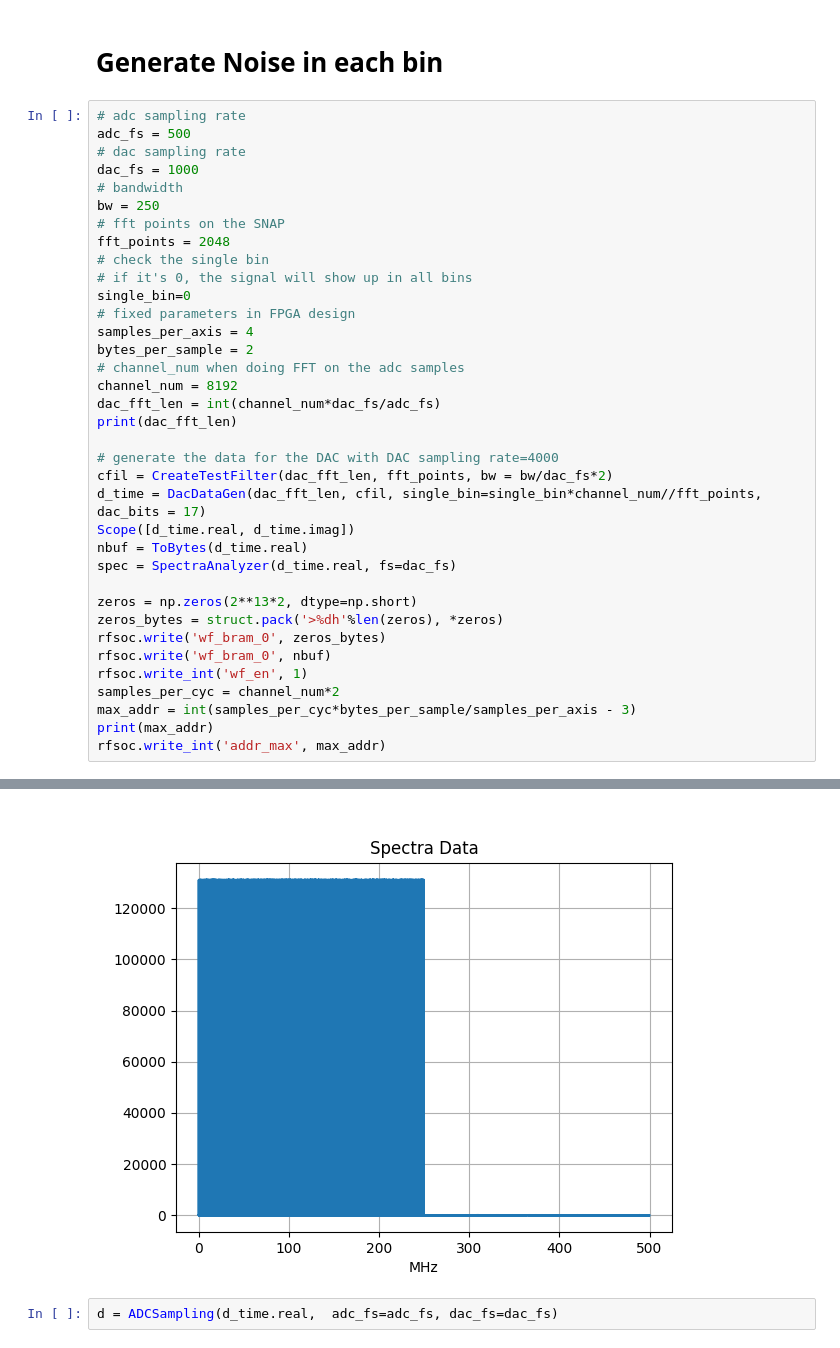
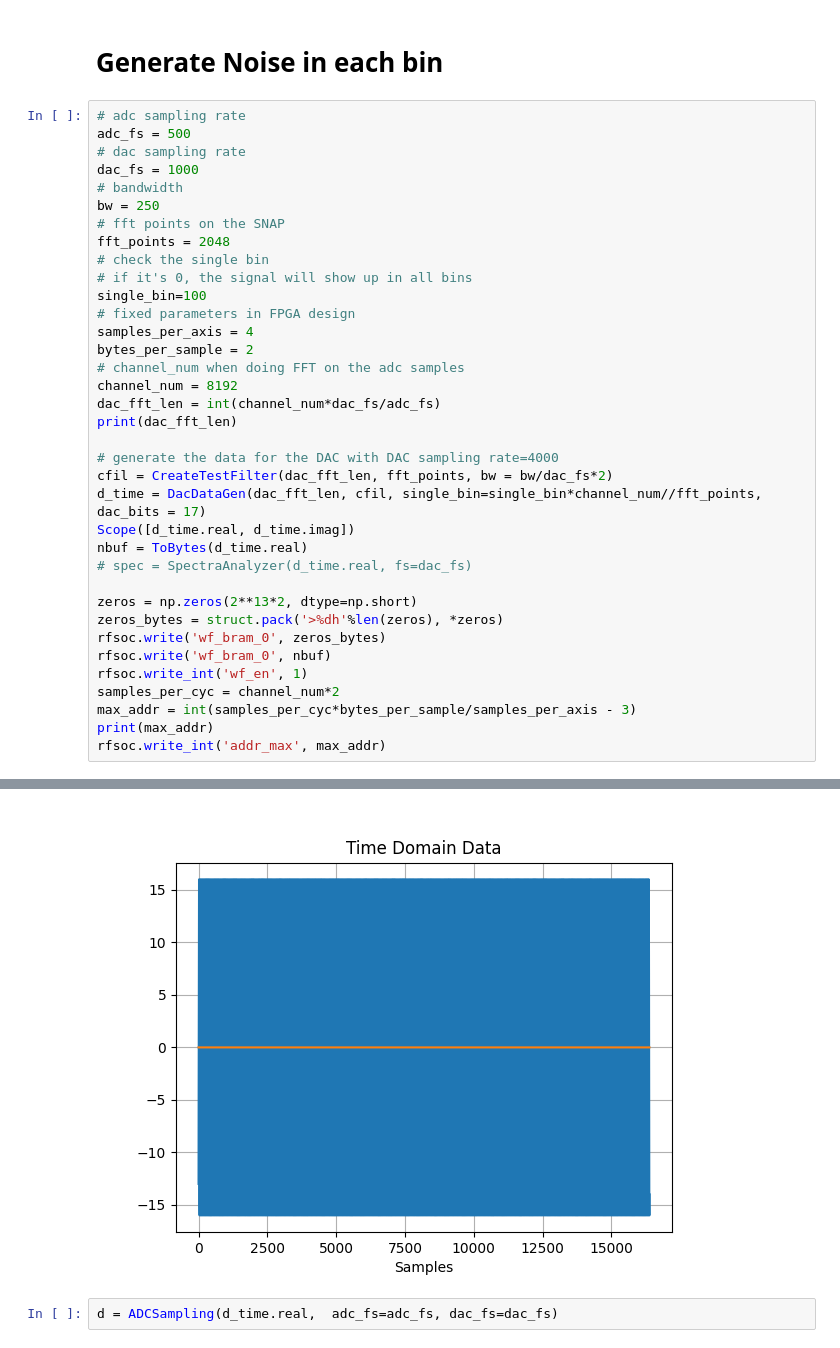
Before and after one commit to liuweiseu/eigsep_dac, a Jupyter notebook: rfsocdac.ipynb, the cells around one changed output, grey strips where cells are left out. Cells and saved outputs as stored; diff of their text form.

```diff
--- a/rfsocdac.ipynb
+++ b/rfsocdac.ipynb
@@ -162,36 +162,36 @@ bw = 250
 fft_points = 2048
 # check the single bin
 # if it's 0, the signal will show up in all bins
-single_bin=0
+single_bin=100
 # fixed parameters in FPGA design
 samples_per_axis = 4
 bytes_per_sample = 2
 # channel_num when doing FFT on the adc samples
 channel_num = 8192
 dac_fft_len = int(channel_num*dac_fs/adc_fs)
 print(dac_fft_len)
 
 # generate the data for the DAC with DAC sampling rate=4000
 cfil = CreateTestFilter(dac_fft_len, fft_points, bw = bw/dac_fs*2)
 d_time = DacDataGen(dac_fft_len, cfil, single_bin=single_bin*channel_num//fft_points, dac_bits = 17)
 Scope([d_time.real, d_time.imag])
 nbuf = ToBytes(d_time.real)
-spec = SpectraAnalyzer(d_time.real, fs=dac_fs)
+# spec = SpectraAnalyzer(d_time.real, fs=dac_fs)
 
 zeros = np.zeros(2**13*2, dtype=np.short)
 zeros_bytes = struct.pack('>%dh'%len(zeros), *zeros)
 rfsoc.write('wf_bram_0', zeros_bytes)
 rfsoc.write('wf_bram_0', nbuf)
 rfsoc.write_int('wf_en', 1)
 samples_per_cyc = channel_num*2
 max_addr = int(samples_per_cyc*bytes_per_sample/samples_per_axis - 3)
 print(max_addr)
 rfsoc.write_int('addr_max', max_addr)
 # %% [output]
 16384
 4096
 8189
-[figure, old version]
+[figure, new version]
 # %%
 d = ADCSampling(d_time.real,  adc_fs=adc_fs, dac_fs=dac_fs)
 # %%
```
Also changed, not shown: parts of 2 cells of this notebook.
